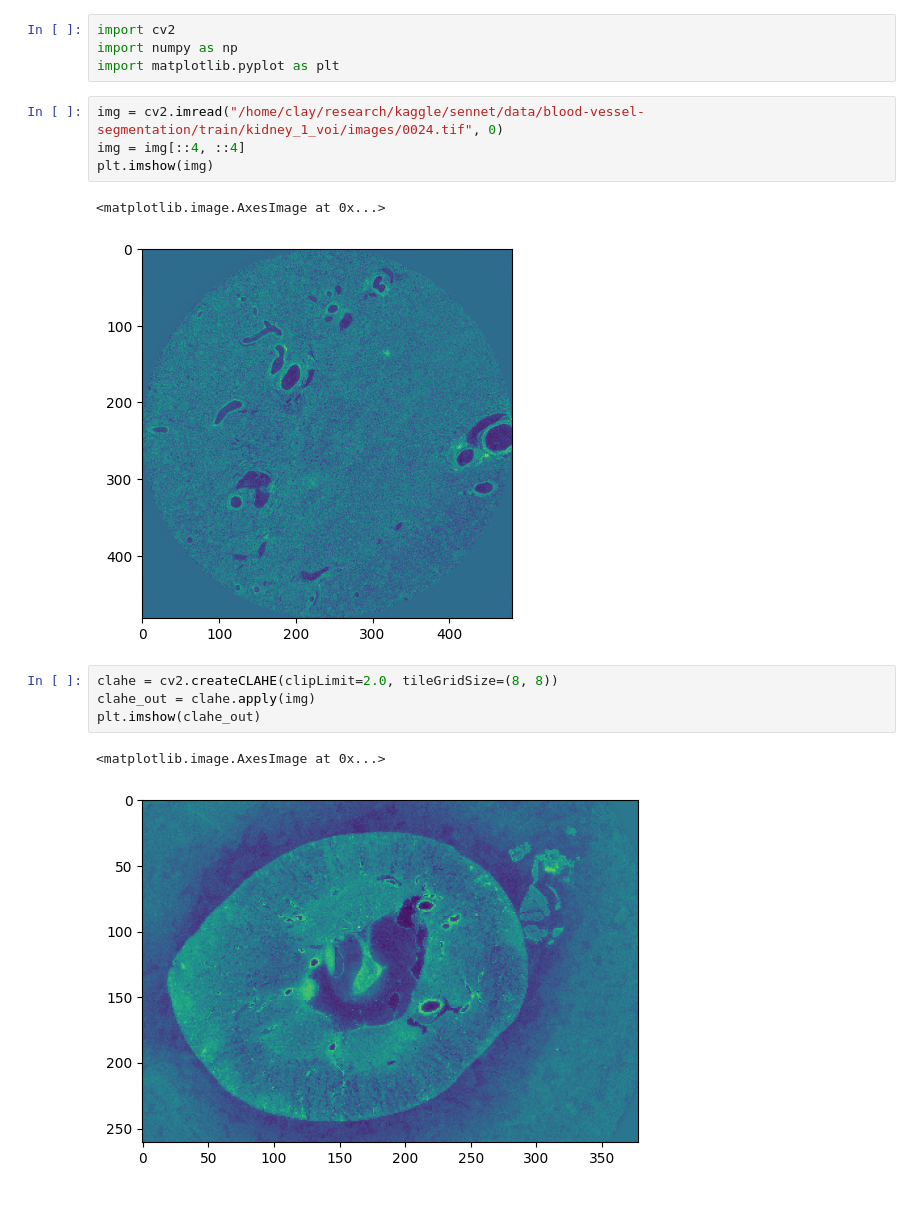
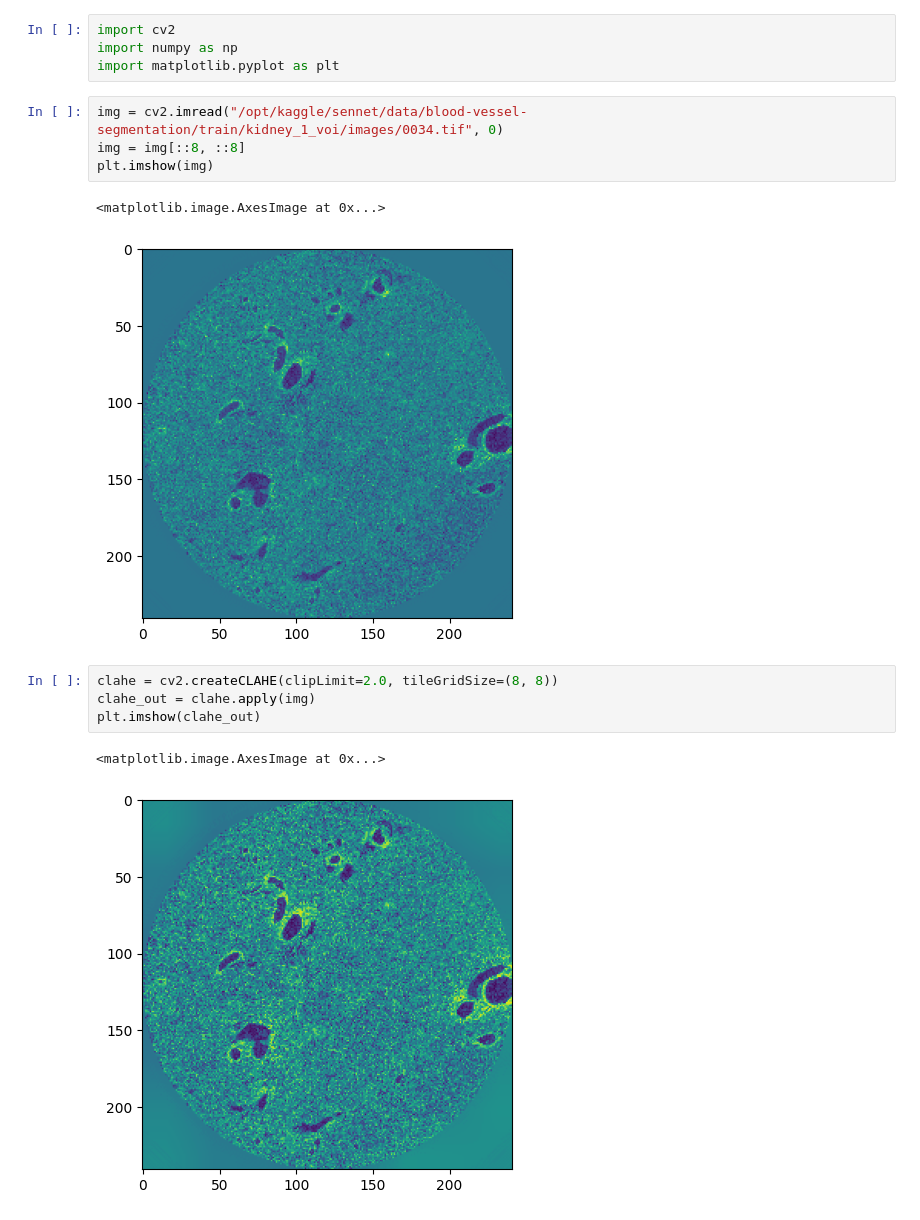
Before and after one commit to viktorcikojevic/kaggle_sennet, a Jupyter notebook: notebooks/exp_clahe.ipynb, the cells around one changed output. Cells and saved outputs as stored; diff of their text form.

```diff
--- a/notebooks/exp_clahe.ipynb
+++ b/notebooks/exp_clahe.ipynb
@@ -3,16 +3,16 @@ import cv2
 import numpy as np
 import matplotlib.pyplot as plt
 # %%
-img = cv2.imread("/home/clay/research/kaggle/sennet/data/blood-vessel-segmentation/train/kidney_1_voi/images/0024.tif", 0)
-img = img[::4, ::4]
+img = cv2.imread("/opt/kaggle/sennet/data/blood-vessel-segmentation/train/kidney_1_voi/images/0034.tif", 0)
+img = img[::8, ::8]
 plt.imshow(img)
 # %% [output]
 <matplotlib.image.AxesImage at 0x...>
-[figure, old version]
+[figure, new version]
 # %%
 clahe = cv2.createCLAHE(clipLimit=2.0, tileGridSize=(8, 8))
 clahe_out = clahe.apply(img)
 plt.imshow(clahe_out)
 # %% [output]
 <matplotlib.image.AxesImage at 0x...>
-[figure, old version]
+[figure, new version]
```
Also changed, not shown: 2 other files.
